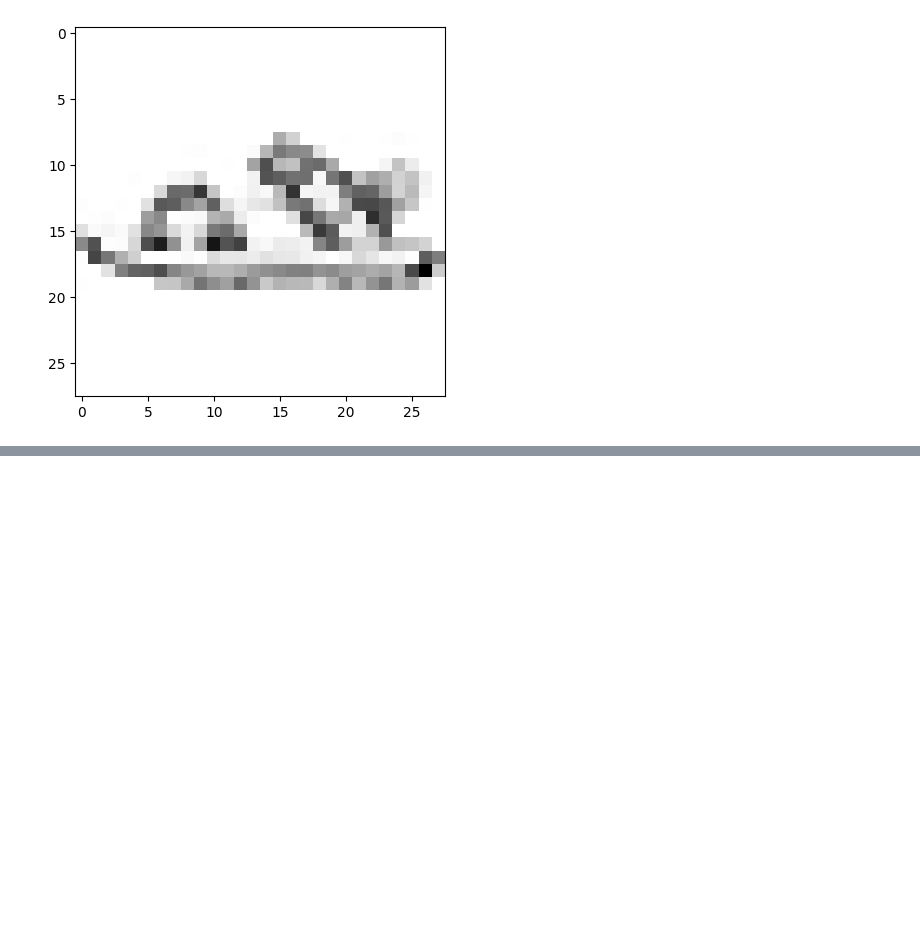
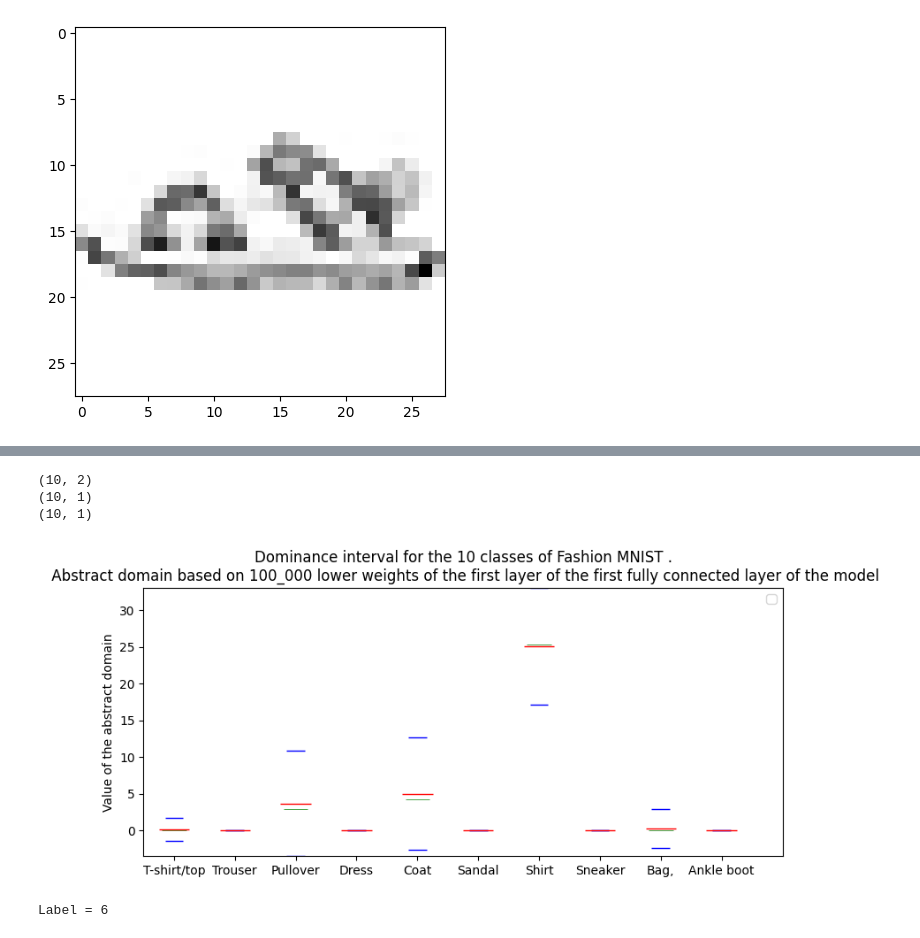
Before and after one commit to guillaume117/AbstractTorch, a Jupyter notebook: notebook/abstarct_learn.ipynb, the cells around one changed output, grey strips where cells are left out. Cells and saved outputs as stored; diff of their text form; code cells hidden in the pictures; blank space fills up the shorter version.

```diff
--- a/notebook/abstarct_learn.ipynb
+++ b/notebook/abstarct_learn.ipynb
@@ -269,8 +268,8 @@ import numpy as np
 from tqdm import tqdm
 from abstract import abstractTensor as AT
 
-for i in tqdm(range(50)):
-    scale = 0.0001
+for i in tqdm(range(1)):
+    scale = 0.001
     conv1_eps_weight = torch.tensor([])
     conv1_eps_weight.indices = torch.arange(0,len(model.conv1.weight.data.flatten()),1)
     conv1_eps_weight.values = scale*(1)*torch.ones_like(conv1_eps_weight.indices)
@@ -328,7 +327,7 @@ for i in tqdm(range(50)):
                                                                     fc2_eps_weight = fc2_eps_weight,
                                                                     fc2_eps_bias = fc2_eps_bias,
 
-                                                                    add_symbol=False)
+                                                                    add_symbol=True)
     plot_dominance(result,x_min,x_max,x_true)
     print(f"Label = {label}")
 
@@ -355,43 +354,49 @@ for i in tqdm(range(50)):
     concatenated_bias_tensors_2 = torch.stack(concatenated_bias_tensors_2)
 
     concatenated_tensors_fc1 = []
     concatenated_bias_tensors_fc1 =[]
     for j in range(10):
         concat_part = result[len_symb_c2:len_symb_c2+294912, j].view(64,4608)
         concatenated_tensors_fc1.append(concat_part)
     concatenated_tensors_fc1 =torch.stack(concatenated_tensors_fc1)
     for j in range(10):
         concat_part_bias = result[len_symb_c2+294912:len_symb_c2+294976, j]
         concatenated_bias_tensors_fc1.append(concat_part_bias)
     concatenated_bias_tensors_fc1= torch.stack(concatenated_bias_tensors_fc1)
 
     concatenated_tensors_fc2 = []
     concatenated_bias_tensors_fc2 =[]
     for j in range(10):
         concat_part = result[len_symb_fc1:len_symb_fc1+640, j].view(10,64)
         concatenated_tensors_fc2.append(concat_part)
     concatenated_tensors_fc2 =torch.stack(concatenated_tensors_fc2)
     for j in range(10):
         concat_part_bias = result[len_symb_fc1+640:len_symb_fc1+650, j]
         concatenated_bias_tensors_fc2.append(concat_part_bias)
     concatenated_bias_tensors_fc2= torch.stack(concatenated_bias_tensors_fc2)
-    k_min = 1
-    k_plus = 10
+    k_min = 0.1
+    k_plus = 1
 
 
 
 
-    model.conv1.weight.data =model.conv1.weight.data+k_plus*(concatenated_tensors[label]-k_min*(torch.sum(concatenated_tensors[:label],dim =0)+torch.sum(concatenated_tensors[label+1:],dim =0)))#/torch.norm(2*concatenated_tensors[label]-torch.sum(concatenated_tensors,dim =0))
-    model.conv1.bias.data = model.conv1.bias.data + k_plus*(concatenated_bias_tensors[label]-k_min*(torch.sum(concatenated_bias_tensors[:label],dim = 0)+torch.sum(concatenated_bias_tensors[label+1:],dim = 0)))#/torch.norm(2*concatenated_bias_tensors[label]-torch.sum(concatenated_bias_tensors,dim = 0))
+    #model.conv1.weight.data =model.conv1.weight.data+k_plus*(concatenated_tensors[label]-k_min*(torch.sum(concatenated_tensors[:label],dim =0)+torch.sum(concatenated_tensors[label+1:],dim =0)))#/torch.norm(2*concatenated_tensors[label]-torch.sum(concatenated_tensors,dim =0))
+    #model.conv1.bias.data = model.conv1.bias.data + k_plus*(concatenated_bias_tensors[label]-k_min*(torch.sum(concatenated_bias_tensors[:label],dim = 0)+torch.sum(concatenated_bias_tensors[label+1:],dim = 0)))#/torch.norm(2*concatenated_bias_tensors[label]-torch.sum(concatenated_bias_tensors,dim = 0))
 
-    model.conv2.weight.data =model.conv2.weight.data+k_plus*(concatenated_tensors_2[label]-k_min*(torch.sum(concatenated_tensors_2[:label],dim =0)+torch.sum(concatenated_tensors_2[label+1:],dim =0)))#/torch.norm(2*concatenated_tensors[label]-torch.sum(concatenated_tensors,dim =0))
-    model.conv2.bias.data = model.conv2.bias.data + k_plus*(concatenated_bias_tensors_2[label]-k_min*(torch.sum(concatenated_bias_tensors_2[:label],dim = 0)+torch.sum(concatenated_bias_tensors_2[label+1:],dim = 0)))#/torch.norm(2*concatenated_bias_tensors[label]-torch.sum(concatenated_bias_tensors,dim = 0))
+    #model.conv2.weight.data =model.conv2.weight.data+k_plus*(concatenated_tensors_2[label]-k_min*(torch.sum(concatenated_tensors_2[:label],dim =0)+torch.sum(concatenated_tensors_2[label+1:],dim =0)))#/torch.norm(2*concatenated_tensors[label]-torch.sum(concatenated_tensors,dim =0))
+    #model.conv2.bias.data = model.conv2.bias.data + k_plus*(concatenated_bias_tensors_2[label]-k_min*(torch.sum(concatenated_bias_tensors_2[:label],dim = 0)+torch.sum(concatenated_bias_tensors_2[label+1:],dim = 0)))#/torch.norm(2*concatenated_bias_tensors[label]-torch.sum(concatenated_bias_tensors,dim = 0))
 
-    model.fc1[1].weight.data =model.fc1[1].weight.data+k_plus*(concatenated_tensors_fc1[label]-k_min*(torch.sum(concatenated_tensors_fc1[:label],dim =0)+torch.sum(concatenated_tensors_fc1[label+1:],dim =0)))#/torch.norm(2*concatenated_tensors[label]-torch.sum(concatenated_tensors,dim =0))
-    model.fc1[1].bias.data = model.fc1[1].bias.data + k_plus*(concatenated_bias_tensors_fc1[label]-k_min*(torch.sum(concatenated_bias_tensors_fc1[:label],dim = 0)+torch.sum(concatenated_bias_tensors_fc1[label+1:],dim = 0)))#/torch.norm(2*concatenated_bias_tensors[label]-torch.sum(concatenated_bias_tensors,dim = 0))
+    #model.fc1[1].weight.data =model.fc1[1].weight.data+k_plus*(concatenated_tensors_fc1[label]-k_min*(torch.sum(concatenated_tensors_fc1[:label],dim =0)+torch.sum(concatenated_tensors_fc1[label+1:],dim =0)))#/torch.norm(2*concatenated_tensors[label]-torch.sum(concatenated_tensors,dim =0))
+    #model.fc1[1].bias.data = model.fc1[1].bias.data + k_plus*(concatenated_bias_tensors_fc1[label]-k_min*(torch.sum(concatenated_bias_tensors_fc1[:label],dim = 0)+torch.sum(concatenated_bias_tensors_fc1[label+1:],dim = 0)))#/torch.norm(2*concatenated_bias_tensors[label]-torch.sum(concatenated_bias_tensors,dim = 0))
 
-    model.fc2[1].weight.data =model.fc2[1].weight.data+k_plus*(concatenated_tensors_fc2[label]-k_min*(torch.sum(concatenated_tensors_fc2[:label],dim =0)+torch.sum(concatenated_tensors_fc2[label+1:],dim =0)))#/torch.norm(2*concatenated_tensors[label]-torch.sum(concatenated_tensors,dim =0))
-    model.fc2[1].bias.data = model.fc2[1].bias.data + k_plus*(concatenated_bias_tensors_fc2[label]-k_min*(torch.sum(concatenated_bias_tensors_fc2[:label],dim = 0)+torch.sum(concatenated_bias_tensors_fc2[label+1:],dim = 0)))#/torch.no
+    #model.fc2[1].weight.data =model.fc2[1].weight.data+k_plus*(concatenated_tensors_fc2[label]-k_min*(torch.sum(concatenated_tensors_fc2[:label],dim =0)+torch.sum(concatenated_tensors_fc2[label+1:],dim =0)))#/torch.norm(2*concatenated_tensors[label]-torch.sum(concatenated_tensors,dim =0))
+    #model.fc2[1].bias.data = model.fc2[1].bias.data + k_plus*(concatenated_bias_tensors_fc2[label]-k_min*(torch.sum(concatenated_bias_tensors_fc2[:label],dim = 0)+torch.sum(concatenated_bias_tensors_fc2[label+1:],dim = 0)))#/torch.no
+# %% [output]
+(10, 2)
+(10, 1)
+(10, 1)
+[figure, added]
+Label = 6
 # %%
 model.fc2[1].weight.data.shape
 # %%
```
Also changed, not shown: parts of 4 cells of this notebook, 1 other file.
